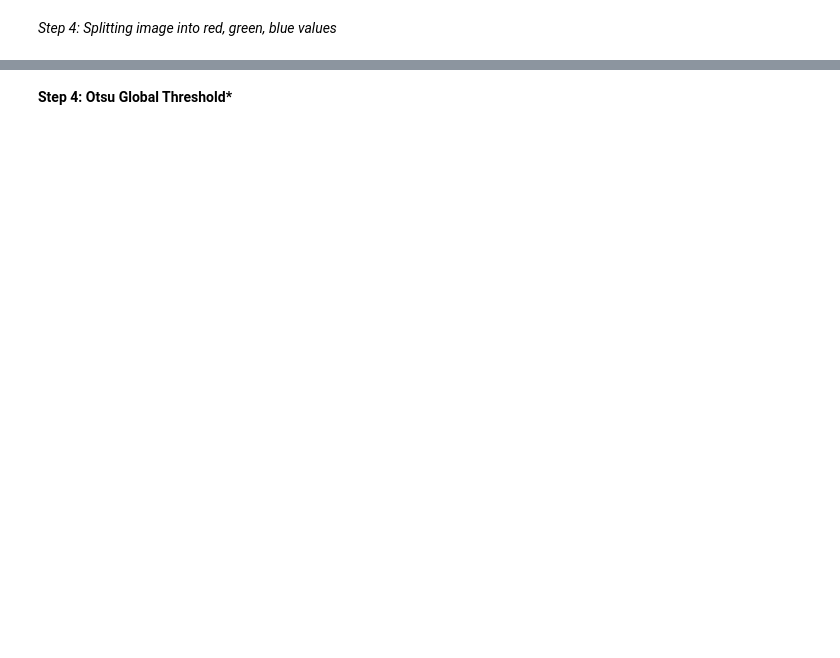
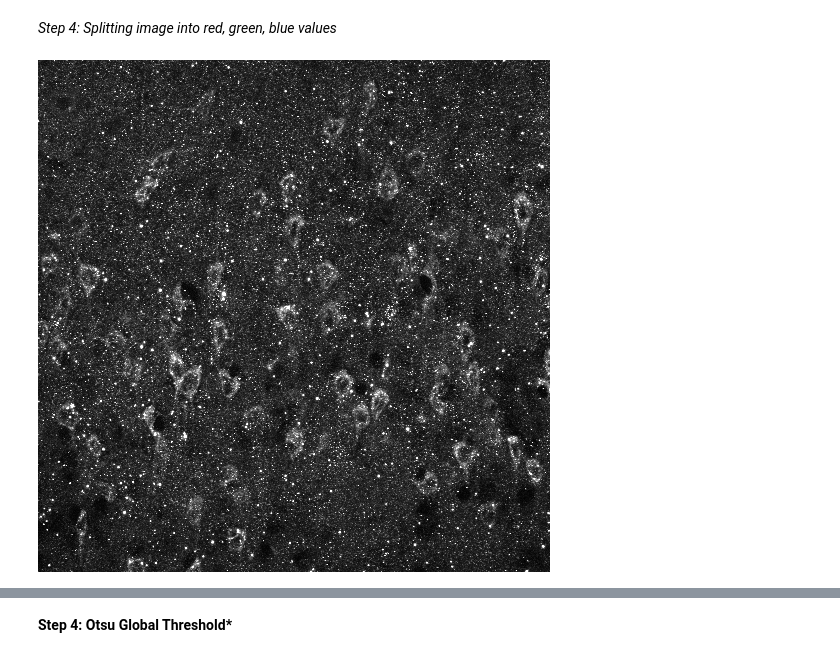
Before and after one commit to hhelmbre/Rockstar-Lifestyle, a Jupyter notebook: examples/Object-Statistics.ipynb, the cells around one changed output, grey strips where cells are left out. Saved outputs shown, nothing was run; the diff lists cells and outputs as text; code cells hidden in the pictures; blank space fills up the shorter version.

```diff
--- a/examples/Object-Statistics.ipynb
+++ b/examples/Object-Statistics.ipynb
@@ -42,6 +45,9 @@ im =  Image.open("/Users/HawleyHelm/Desktop/P35_LPS_ipsi_40x_zstack_cells_MaxIP.
 *Step 4: Splitting image into red, green, blue values*
 # %%
 r,g,b = im.split()
+g
+# %% [output]
+[figure, added]
 # %%
 image = np.array(g)
 # %%
```
Also changed, not shown: parts of 10 cells of this notebook.
